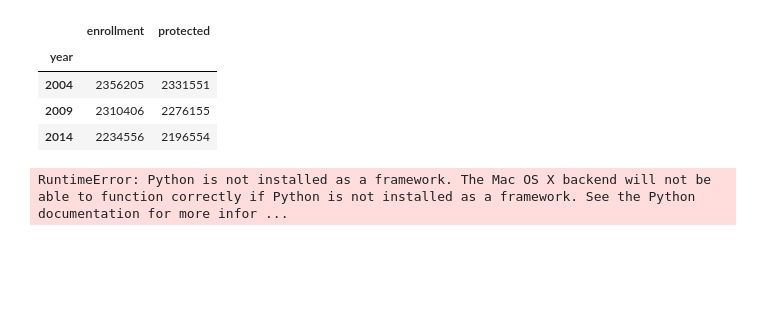
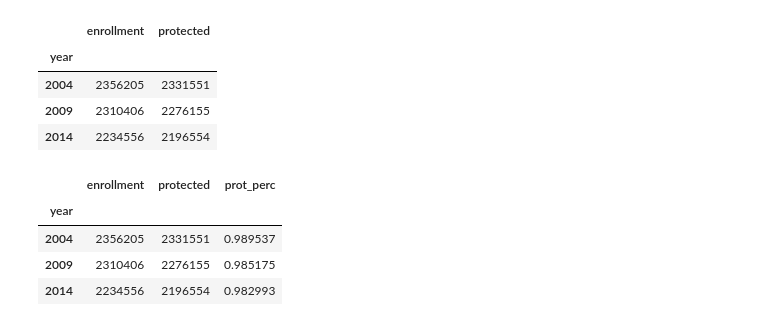
Before and after one commit to jakechen/data_cleansing_tutorial, a Jupyter notebook: notebooks/master_notebook.ipynb, the cells around one changed output. Cells and saved outputs as stored; diff of their text form; code cells hidden in the pictures; blank space fills up the shorter version.

```diff
--- a/notebooks/master_notebook.ipynb
+++ b/notebooks/master_notebook.ipynb
@@ -453,7 +455,12 @@ df_year.head()
 | 2004 | 2356205 | 2331551 |
 | 2009 | 2310406 | 2276155 |
 | 2014 | 2234556 | 2196554 |
-# %%
-df_year.plot()
-# %% [output]
-RuntimeError: Python is not installed as a framework. The Mac OS X backend will not be able to function correctly if Python is not installed as a framework. See the Python documentation for more infor ...
+# %%
+df_year['prot_perc'] = df_year['protected']/df_year['enrollment']
+df_year.head()
+# %% [output]
+|  | enrollment | protected | prot_perc |
+| year |  |  |  |
+| 2004 | 2356205 | 2331551 | 0.989537 |
+| 2009 | 2310406 | 2276155 | 0.985175 |
+| 2014 | 2234556 | 2196554 | 0.982993 |
```
Also changed, not shown: parts of 9 cells of this notebook.
